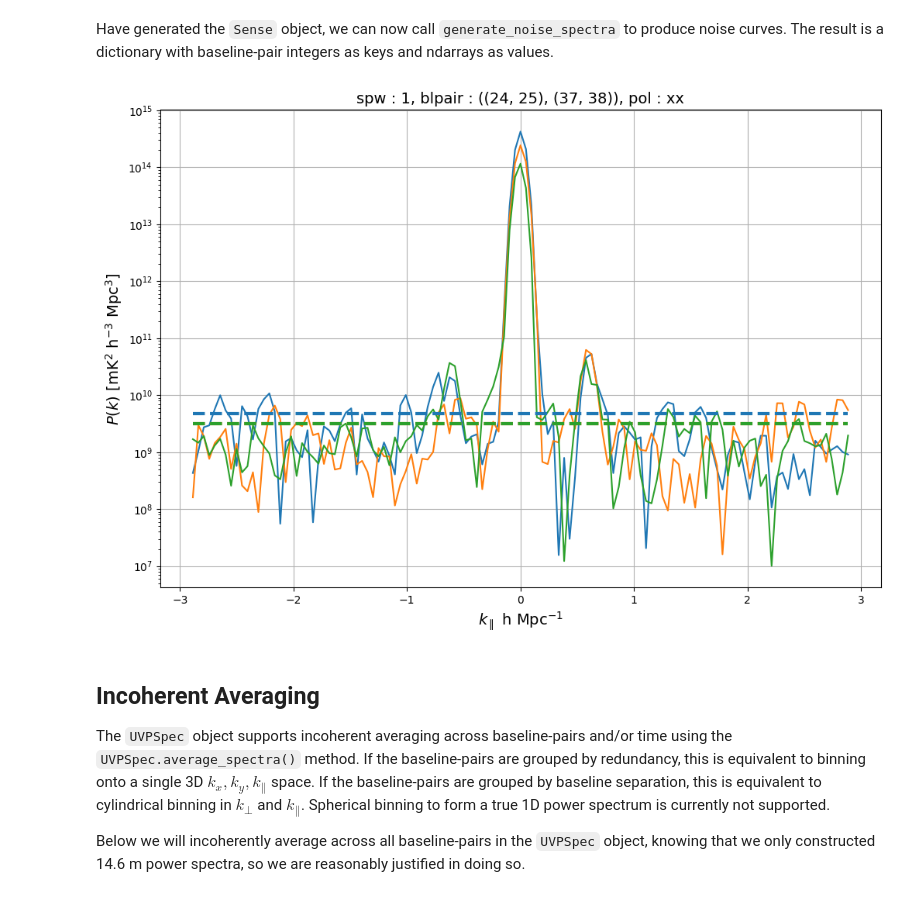
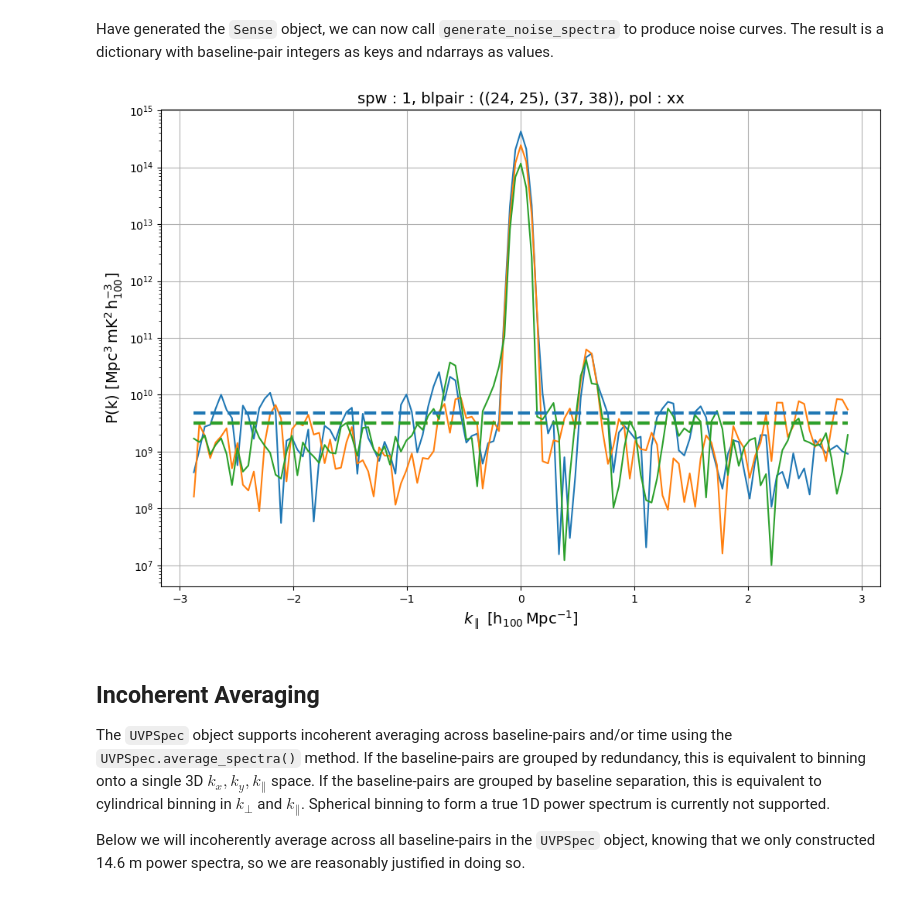
Before and after one commit to HERA-Team/hera_pspec, a Jupyter notebook: docs/examples/PS_estimation_example.ipynb, the cells around one changed output. Drawn from its saved outputs; the diff is of its cells as text; code cells hidden in the pictures.

```diff
--- a/docs/examples/PS_estimation_example.ipynb
+++ b/docs/examples/PS_estimation_example.ipynb
@@ -312,23 +340,23 @@ Have generated the `Sense` object, we can now call `generate_noise_spectra` to p
 # %%
 # plot power spectrum of spw 1 with noise curves
 fig, ax = plt.subplots(figsize=(12, 8))
 
 blp = ((24, 25), (37, 38))
 key = (spw, blp, pol)
 power = np.abs(np.real(uvp.get_data(key)))
 
 _ = ax.plot(k_para, power.T)
 ax.set_yscale("log")
 ax.grid()
-ax.set_xlabel(r"$k_\parallel\ \rm h\ Mpc^{-1}$", fontsize=14)
-ax.set_ylabel(r"$P(k)\ \rm [mK^2\ h^{-3}\ Mpc^3]$", fontsize=14)
+ax.set_xlabel(f"$k_\\parallel$ [{k_para.unit:latex_inline}]", fontsize=14)
+ax.set_ylabel(f"P(k) [{uvp.units:latex_inline}]", fontsize=14)
 ax.set_title("spw : {}, blpair : {}, pol : {}".format(*key), fontsize=14)
 
 # plot noise curves for this baseline-pair
 ax.set_prop_cycle(None)
 _ = ax.plot(k_para, P_N[uvp.antnums_to_blpair(blp)].T, ls="--", lw=3)
 # %% [output]
-[figure, old version]
+[figure, new version]
 # %% [markdown]
 ## Incoherent Averaging
 
```
Also changed, not shown: parts of 15 cells of this notebook.
